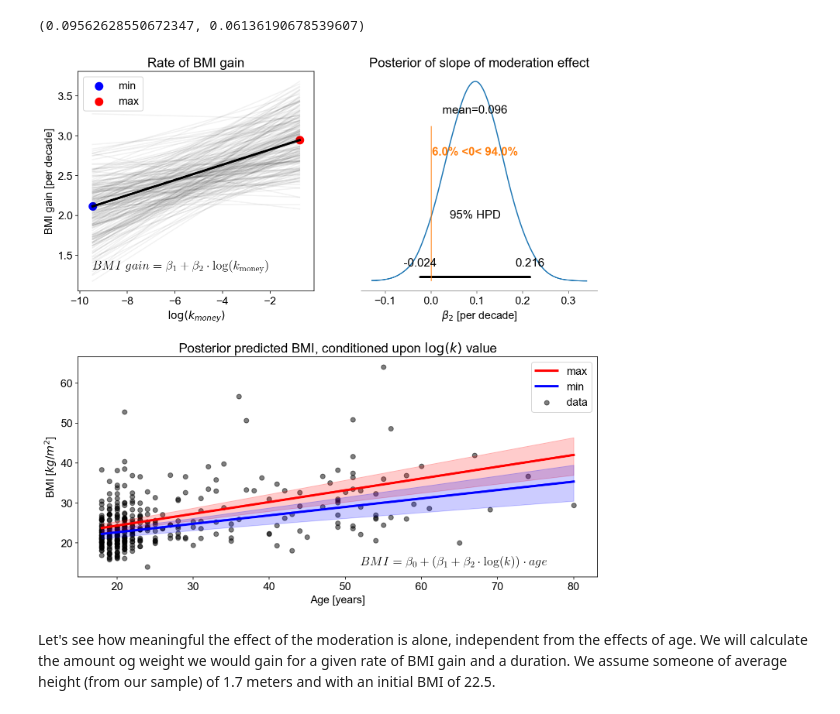
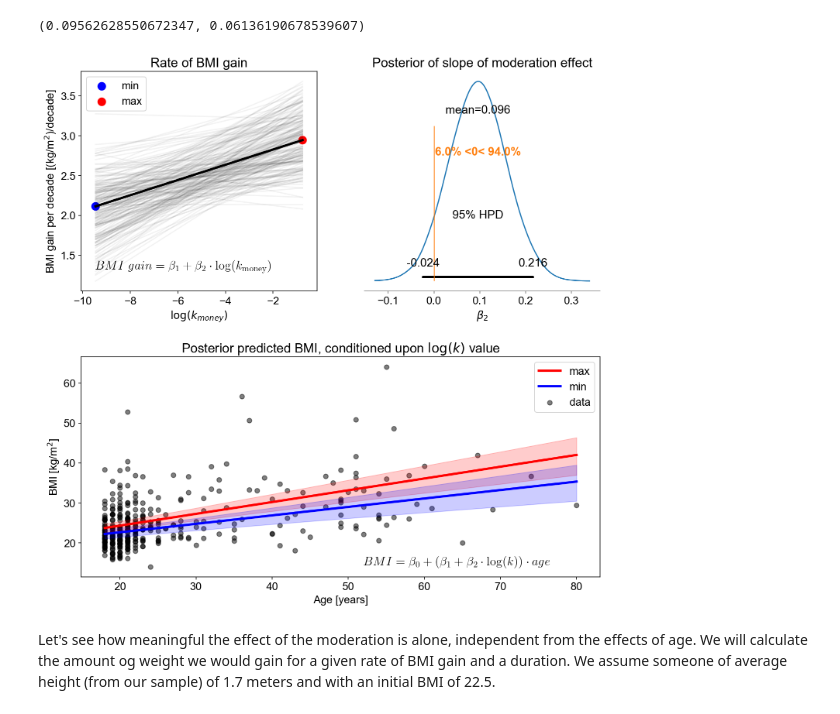
Before and after one commit to drbenvincent/Veillard-Vincent, a Jupyter notebook: evaluate the rate hypothesis.ipynb, the cells around one changed output. Drawn from its saved outputs; the diff is of its cells as text; code cells hidden in the pictures.

Commit message:
rate hypothesis - correct units on the figures

```diff
--- a/evaluate the rate hypothesis.ipynb
+++ b/evaluate the rate hypothesis.ipynb
@@ -248,8 +248,8 @@ def posterior_prediction_plot(ax, posterior, data, logk):
     ax.legend()
 
     ax.set(xlabel='Age [years]',
-            ylabel=r'BMI [$kg/m^2$]',
-            title='Posterior predicted BMI, conditioned upon $\log(k)$ value');
+            ylabel=r'BMI [kg/m$^2$]',
+            title=r'Posterior predicted BMI, conditioned upon $\log(k)$ value');
     #ax.set_ylim(bottom=0)
 
     ax.text(52, 14, r'$BMI = \beta_0 + (\beta_1 + \beta_2 \cdot \log(k)) \cdot age$', fontsize=16, usetex=True)
@@ -267,36 +267,36 @@ plt.rcParams.update({'font.size': 14})
 
 fig, ax = plt.subplots(figsize=(12, 12))
 
 ax1 = plt.subplot2grid((2, 2), (0, 0))
 ax2 = plt.subplot2grid((2, 2), (0, 1))
 ax3 = plt.subplot2grid((2, 2), (1, 0), colspan=2)
 
 # ----------------------------------------------------
 ax1 = plot_moderation(ax=ax1, x=data['logk_money'],
                       intercept=posterior_money['β1'],
                       slope=posterior_money['β2'],
                       ax_kwargs={'xlabel': r'$\log(k_{money})$',
-                                 'ylabel': 'BMI gain [per decade]',
+                                 'ylabel': r'BMI gain per decade [(kg/m$^2$)/decade]',
                                  'title': 'Rate of BMI gain'})
 
 ax1.text(np.min(data['logk_money']), 1.3, r'$BMI~gain = \beta_1 + \beta_2 \cdot \log(k_\mathrm{money})$', fontsize=16, usetex=True)
 
 # ----------------------------------------------------
 # multiply β2 by 10 so we can get rate in BMI gain per decade
 ax2 = pm.plot_posterior(posterior_money['β2'], ref_val=0, color='#87ceeb', ax=ax2, round_to=3, credible_interval=0.95);
 ax2.set(title=r'Posterior of slope of moderation effect',
-        xlabel=r"$\beta_2$ [per decade]")
+        xlabel=r"$\beta_2$")
 
 
 # ----------------------------------------------------
 ax3 = posterior_prediction_plot(ax3, posterior_money, data, data['logk_money'])
 
 # ----------------------------------------------------
 plt.subplots_adjust(hspace=0.3)
 
 plt.savefig('figs/rate_money.pdf', bbox_inches='tight')
 # %% [output]
-[figure, old version]
+[figure, new version]
 # %% [markdown]
 Let's see how meaningful the effect of the moderation is alone, independent from the effects of age. We will calculate the amount og weight we would gain for a given rate of BMI gain and a duration. We assume someone of average height (from our sample) of 1.7 meters and with an initial BMI of 22.5.
 # %%
```
Also changed, not shown: parts of 1 cell of this notebook, 2 other files.
